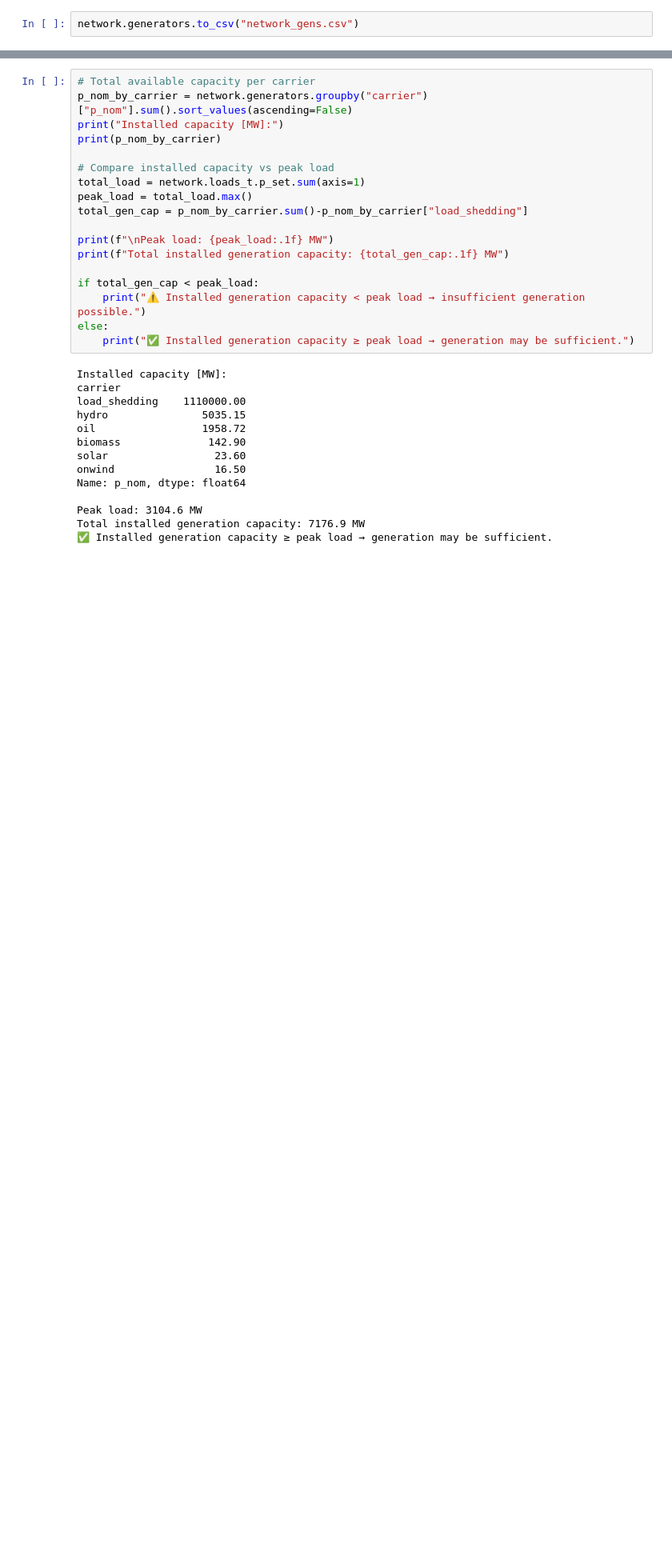
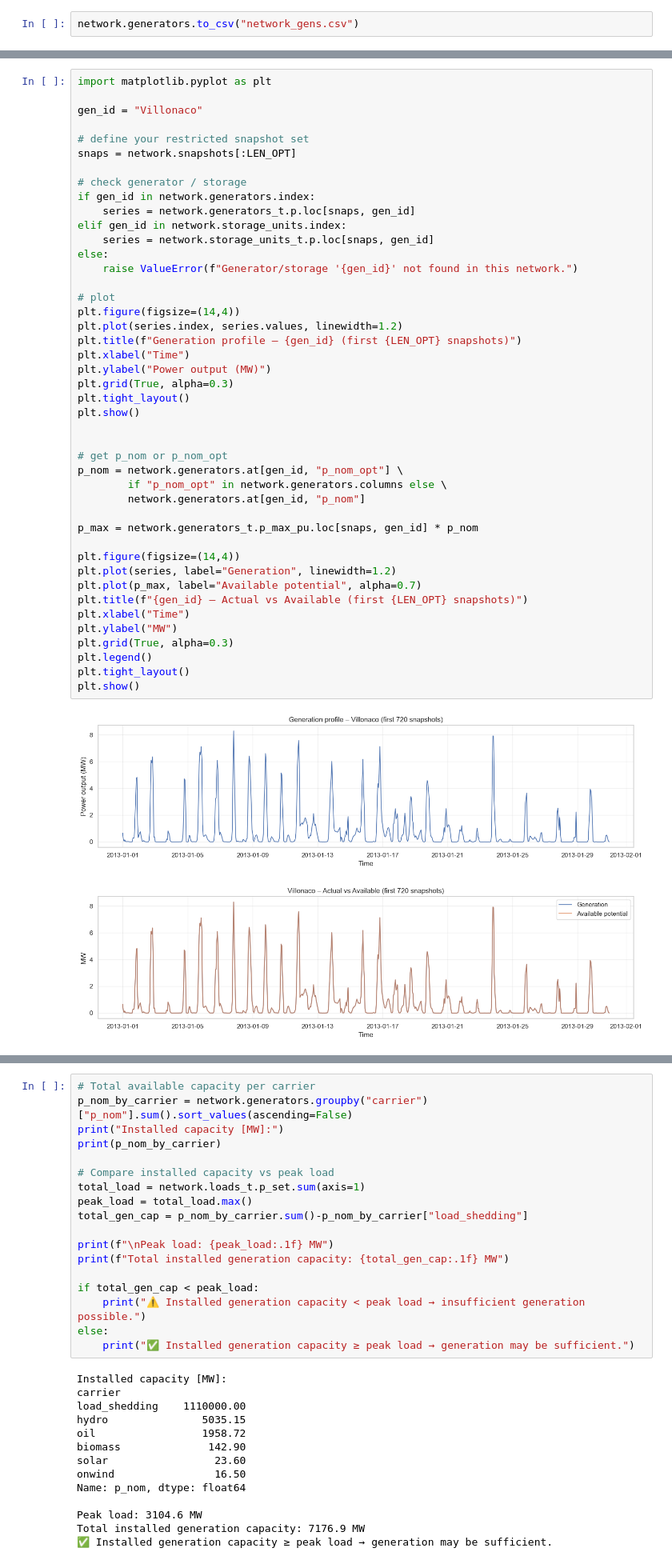
Before and after one commit to Fernando3161/EcuadorElectricGrid, a Jupyter notebook: notebooks/08_2017_Consistency_Check.ipynb, the cells around one changed output, grey strips where cells are left out. Shown at 80% size. Cells and saved outputs as stored; diff of their text form; blank space fills up the shorter version.

Commit message:
use appropiate RE profiles

```diff
--- a/notebooks/08_2017_Consistency_Check.ipynb
+++ b/notebooks/08_2017_Consistency_Check.ipynb
@@ -1017,0 +1197,47 @@ plt.show()
+# %%
+import matplotlib.pyplot as plt
+
+gen_id = "Villonaco"
+
+# define your restricted snapshot set
+snaps = network.snapshots[:LEN_OPT]
+
+# check generator / storage
+if gen_id in network.generators.index:
+    series = network.generators_t.p.loc[snaps, gen_id]
+elif gen_id in network.storage_units.index:
+    series = network.storage_units_t.p.loc[snaps, gen_id]
+else:
+    raise ValueError(f"Generator/storage '{gen_id}' not found in this network.")
+
+# plot
+plt.figure(figsize=(14,4))
+plt.plot(series.index, series.values, linewidth=1.2)
+plt.title(f"Generation profile – {gen_id} (first {LEN_OPT} snapshots)")
+plt.xlabel("Time")
+plt.ylabel("Power output (MW)")
+plt.grid(True, alpha=0.3)
+plt.tight_layout()
+plt.show()
+
+
+# get p_nom or p_nom_opt
+p_nom = network.generators.at[gen_id, "p_nom_opt"] \
+        if "p_nom_opt" in network.generators.columns else \
+        network.generators.at[gen_id, "p_nom"]
+
+p_max = network.generators_t.p_max_pu.loc[snaps, gen_id] * p_nom
+
+plt.figure(figsize=(14,4))
+plt.plot(series, label="Generation", linewidth=1.2)
+plt.plot(p_max, label="Available potential", alpha=0.7)
+plt.title(f"{gen_id} – Actual vs Available (first {LEN_OPT} snapshots)")
+plt.xlabel("Time")
+plt.ylabel("MW")
+plt.grid(True, alpha=0.3)
+plt.legend()
+plt.tight_layout()
+plt.show()
+# %% [output]
+[figure, added]
+[figure, added]
```
Also changed, not shown: parts of 25 cells of this notebook.
